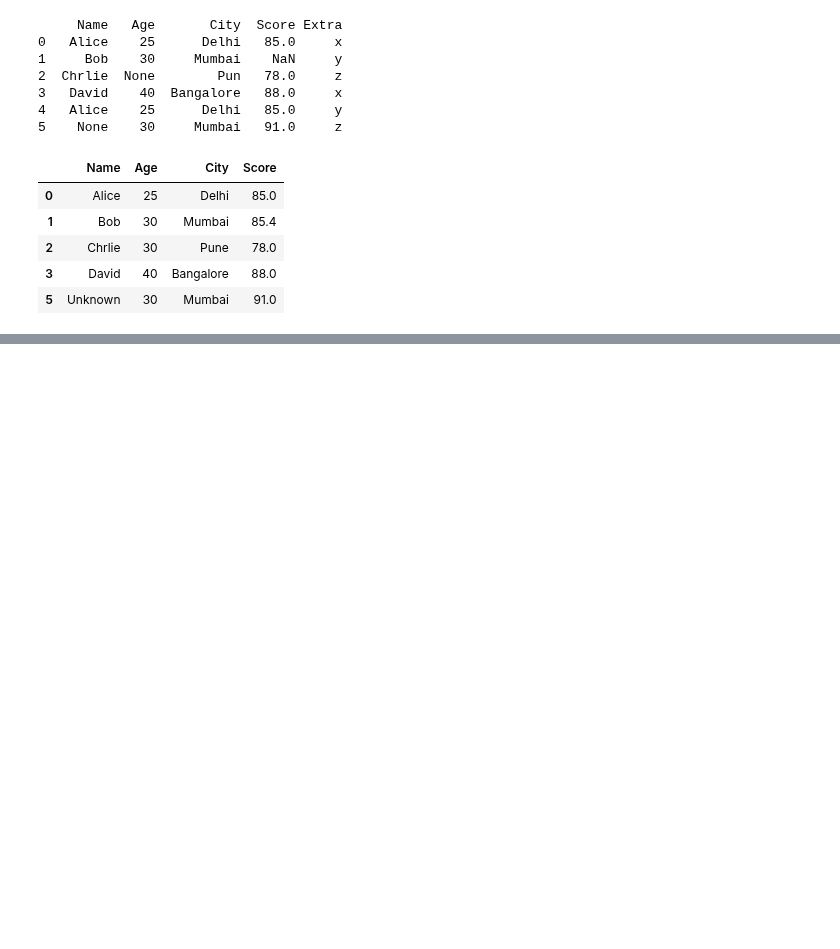
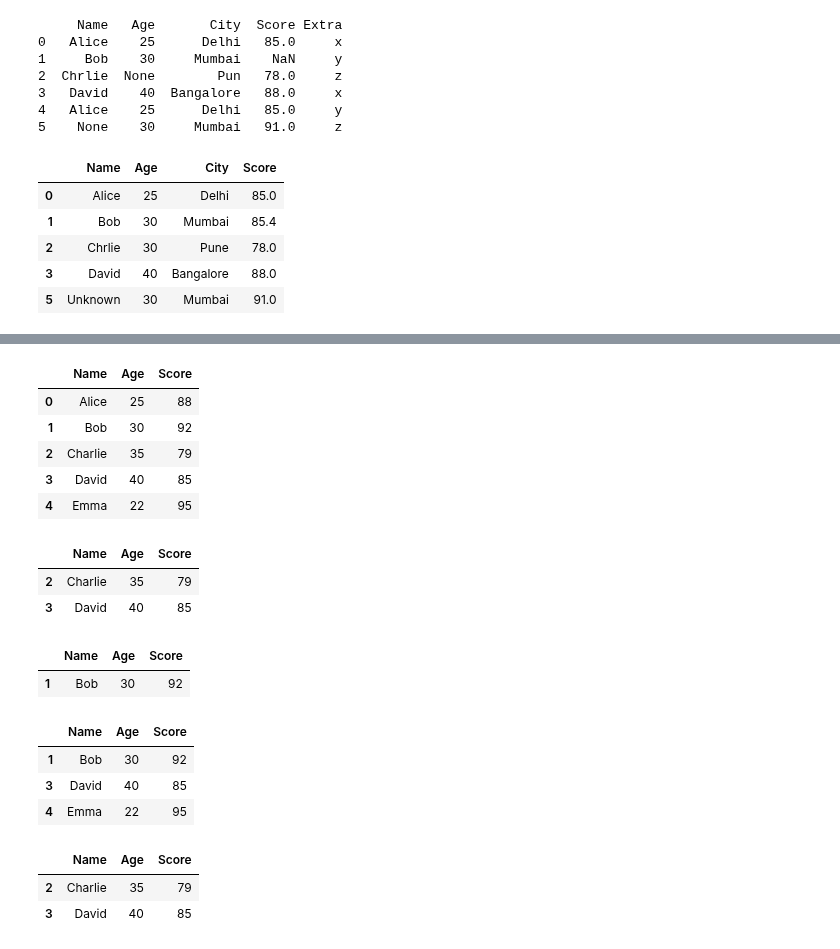
Before and after one commit to sh1vam31/Complete_DataScience, a Jupyter notebook: Pandas.ipynb, the cells around one changed output, grey strips where cells are left out. Cells and saved outputs as stored; diff of their text form; code cells hidden in the pictures; blank space fills up the shorter version.

```diff
--- a/Pandas.ipynb
+++ b/Pandas.ipynb
@@ -569,0 +576,39 @@ df
+# %%
+a = {
+    "Name": ["Alice", "Bob", "Charlie", "David", "Emma"],
+    "Age": [25, 30, 35, 40, 22],
+    "Score": [88, 92, 79, 85, 95]
+}
+df = pd.DataFrame(a)
+df
+# %% [output]
+|  | Name | Age | Score |
+| 0 | Alice | 25 | 88 |
+| 1 | Bob | 30 | 92 |
+| 2 | Charlie | 35 | 79 |
+| 3 | David | 40 | 85 |
+| 4 | Emma | 22 | 95 |
+# %%
+df[df["Age"] > 30]
+# %% [output]
+|  | Name | Age | Score |
+| 2 | Charlie | 35 | 79 |
+| 3 | David | 40 | 85 |
+# %%
+df[(df["Age"] > 25) & (df["Score"] > 85)]
+# %% [output]
+|  | Name | Age | Score |
+| 1 | Bob | 30 | 92 |
+# %%
+df[(df["Age"] > 35) | (df["Score"] > 90)]
+# %% [output]
+|  | Name | Age | Score |
+| 1 | Bob | 30 | 92 |
+| 3 | David | 40 | 85 |
+| 4 | Emma | 22 | 95 |
+# %%
+df[~(df["Score"]> 85)]
+# %% [output]
+|  | Name | Age | Score |
+| 2 | Charlie | 35 | 79 |
+| 3 | David | 40 | 85 |
```
Also changed, not shown: parts of 13 cells of this notebook.
